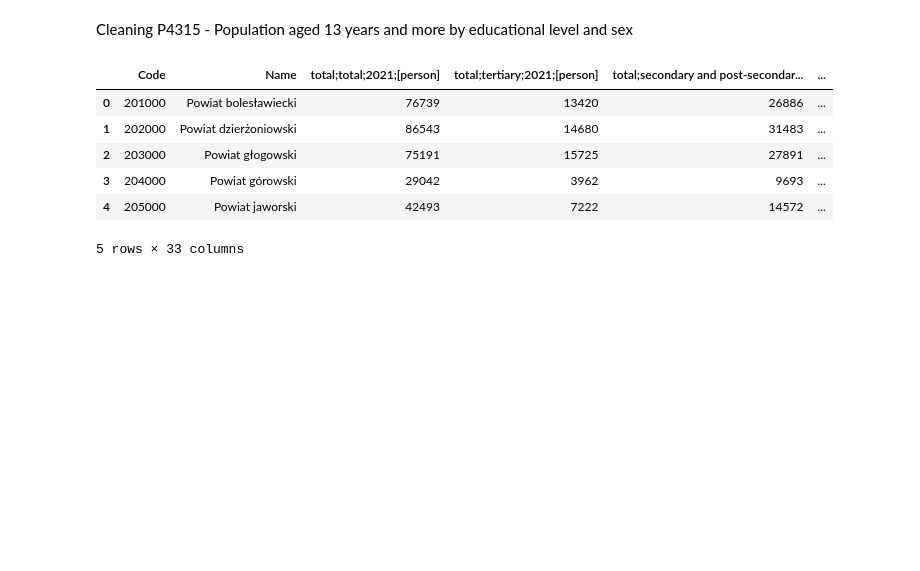
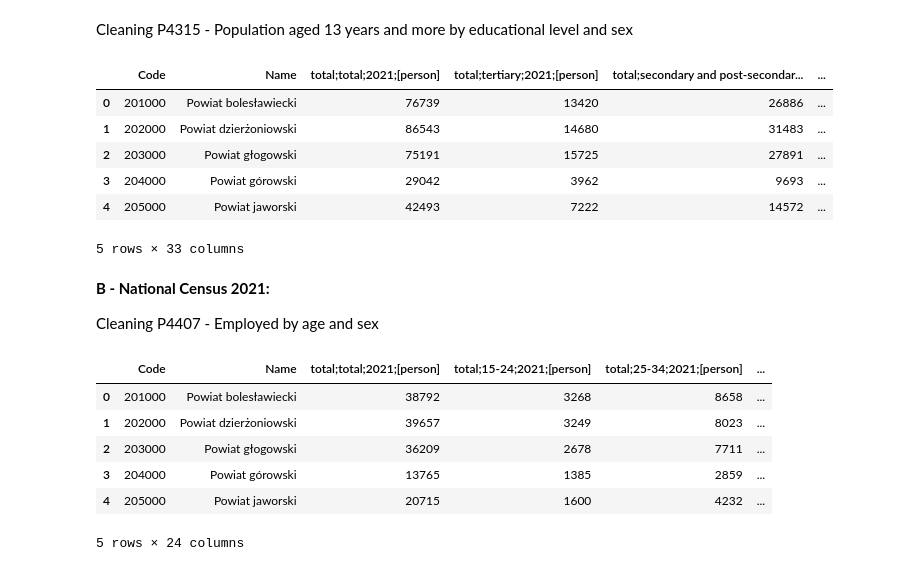
Before and after one commit to harrisonluff/Group_Project_Y3, a Jupyter notebook: notebooks/cleaning/03_01_cleaning_population.ipynb, the cells around one changed output. Drawn from its saved outputs; the diff is of its cells as text; code cells hidden in the pictures; blank space fills up the shorter version.

```diff
--- a/notebooks/cleaning/03_01_cleaning_population.ipynb
+++ b/notebooks/cleaning/03_01_cleaning_population.ipynb
@@ -96,3 +96,18 @@ out = long.rename(
     ]
 
 out.to_csv(repo_root / "cleaned/03_01_outcome_data/pop_nc_sex_ed_p4315.csv")
+# %% [markdown]
+**B - National Census 2021:**
+
+Cleaning P4407 - Employed by age and sex
+# %%
+emp_sa = pd.read_csv(repo_root / "raw/03_01_population_data/03_01_census_p4407_employed_sex_age.csv", delimiter=";")
+emp_sa.head()
+# %% [output]
+|  | Code | Name | total;total;2021;[person] | total;15-24;2021;[person] | total;25-34;2021;[person] | ... |
+| 0 | 201000 | Powiat bolesławiecki | 38792 | 3268 | 8658 | ... |
+| 1 | 202000 | Powiat dzierżoniowski | 39657 | 3249 | 8023 | ... |
+| 2 | 203000 | Powiat głogowski | 36209 | 2678 | 7711 | ... |
+| 3 | 204000 | Powiat górowski | 13765 | 1385 | 2859 | ... |
+| 4 | 205000 | Powiat jaworski | 20715 | 1600 | 4232 | ... |
+5 rows × 24 columns
```
Also changed, not shown: parts of 1 cell of this notebook, 4 other files.
